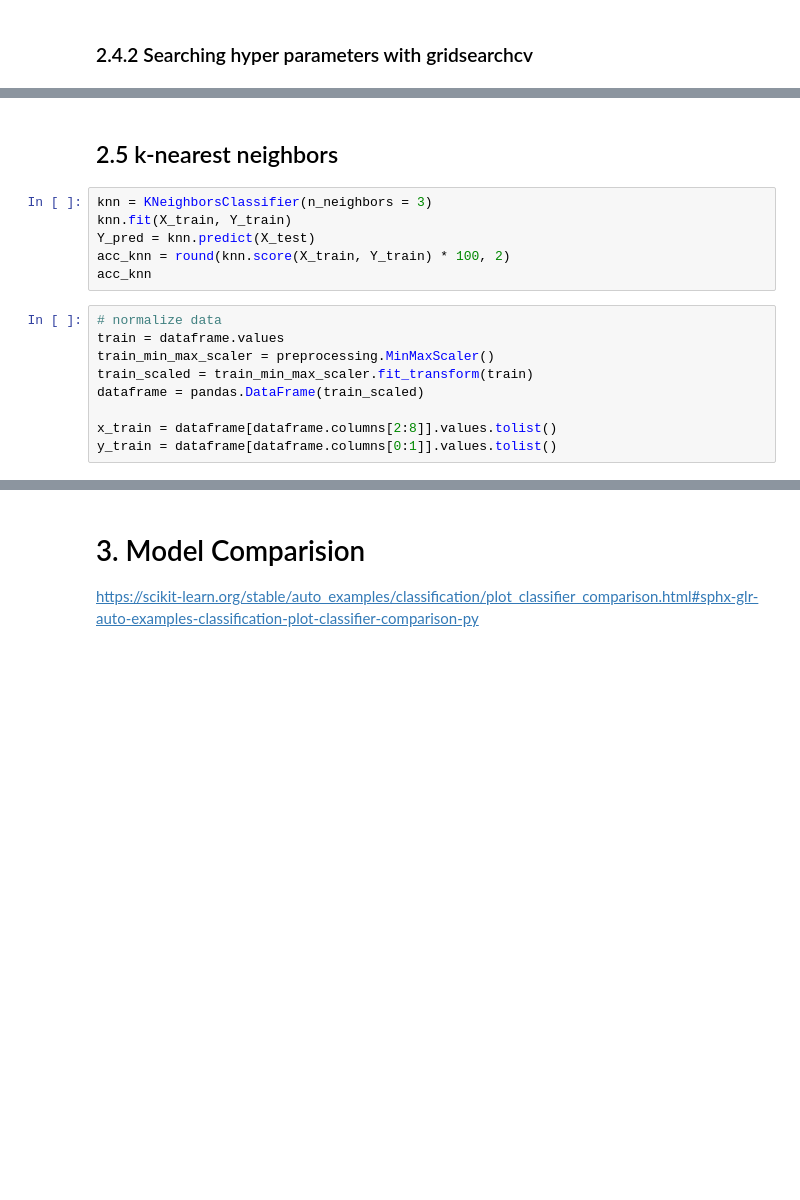
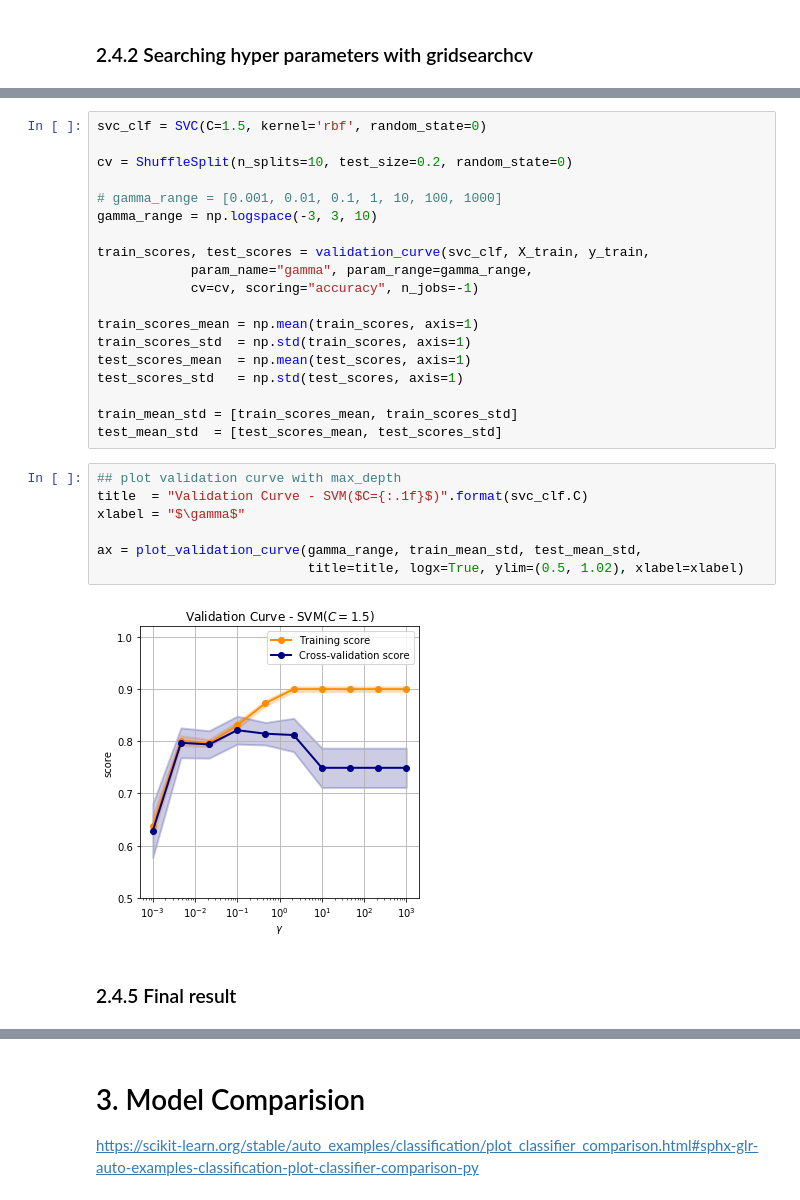
Before and after one commit to shileiphys/CS7641, a Jupyter notebook: HW1-a.ipynb, the cells around one changed output, grey strips where cells are left out. Saved outputs shown, nothing was run; the diff lists cells and outputs as text; blank space fills up the shorter version.

```diff
--- a/HW1-a.ipynb
+++ b/HW1-a.ipynb
@@ -1034,17 +1071,30 @@ random_state=None)
+# %%
+svc_clf = SVC(C=1.5, kernel='rbf', random_state=0)
+
+cv = ShuffleSplit(n_splits=10, test_size=0.2, random_state=0)
+
+# gamma_range = [0.001, 0.01, 0.1, 1, 10, 100, 1000]
+gamma_range = np.logspace(-3, 3, 10)
+
+train_scores, test_scores = validation_curve(svc_clf, X_train, y_train,
+            param_name="gamma", param_range=gamma_range,
+            cv=cv, scoring="accuracy", n_jobs=-1)
+
+train_scores_mean = np.mean(train_scores, axis=1)
+train_scores_std  = np.std(train_scores, axis=1)
+test_scores_mean  = np.mean(test_scores, axis=1)
+test_scores_std   = np.std(test_scores, axis=1)
+
+train_mean_std = [train_scores_mean, train_scores_std]
+test_mean_std  = [test_scores_mean, test_scores_std]
+# %%
+## plot validation curve with max_depth
+title  = "Validation Curve - SVM($C={:.1f}$)".format(svc_clf.C)
+xlabel = "$\gamma$"
+
+ax = plot_validation_curve(gamma_range, train_mean_std, test_mean_std,
+                           title=title, logx=True, ylim=(0.5, 1.02), xlabel=xlabel)
+# %% [output]
+[figure, added]
 # %% [markdown]
-## 2.5 k-nearest neighbors
+### 2.4.5 Final result
-# %%
-knn = KNeighborsClassifier(n_neighbors = 3)
-knn.fit(X_train, Y_train)
-Y_pred = knn.predict(X_test)
-acc_knn = round(knn.score(X_train, Y_train) * 100, 2)
-acc_knn
-# %%
-# normalize data
-train = dataframe.values
-train_min_max_scaler = preprocessing.MinMaxScaler()
-train_scaled = train_min_max_scaler.fit_transform(train)
-dataframe = pandas.DataFrame(train_scaled)
-
-x_train = dataframe[dataframe.columns[2:8]].values.tolist()
-y_train = dataframe[dataframe.columns[0:1]].values.tolist()
```
Also changed, not shown: parts of 40 cells of this notebook.
